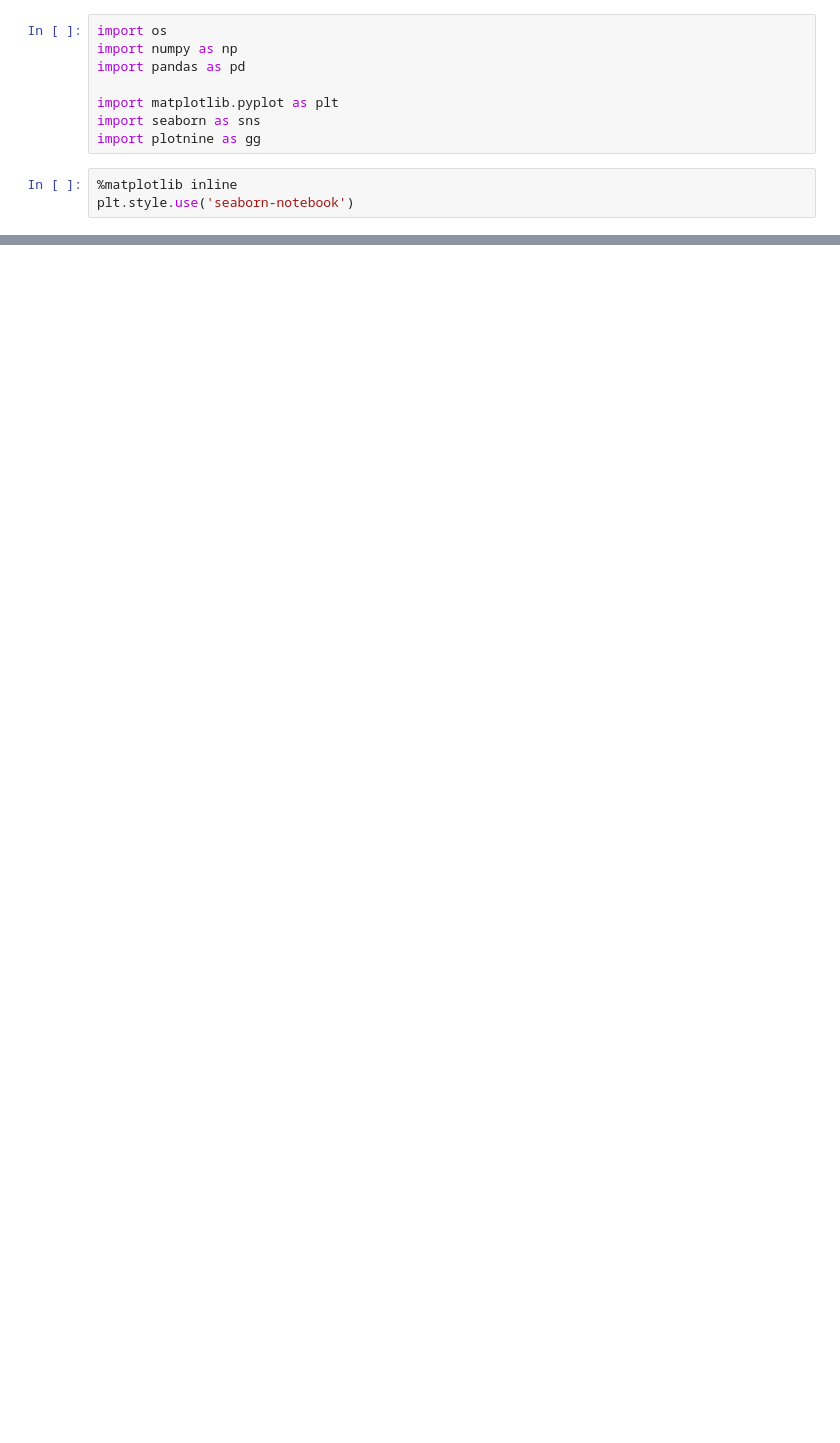
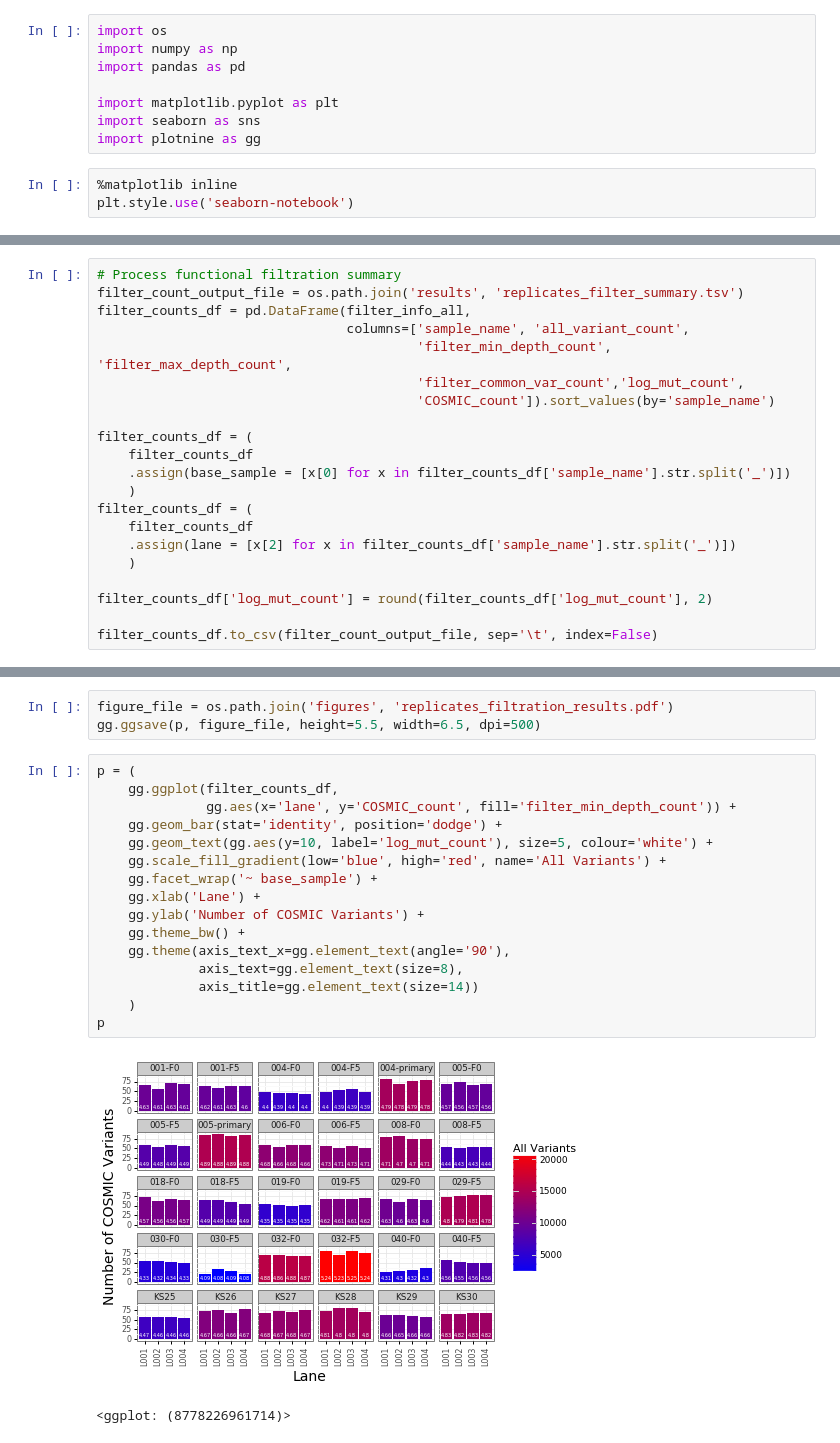
Before and after one commit to greenelab/pdx_exomeseq, a Jupyter notebook: filter_variants.ipynb, the cells around one changed output, grey strips where cells are left out. Saved outputs shown, nothing was run; the diff lists cells and outputs as text; blank space fills up the shorter version.

```diff
--- a/filter_variants.ipynb
+++ b/filter_variants.ipynb
@@ -232,0 +170,21 @@ gg.ggsave(p, figure_file, height=5.5, width=6.5, dpi=500)
+# %%
+# Process functional filtration summary
+filter_count_output_file = os.path.join('results', 'replicates_filter_summary.tsv')
+filter_counts_df = pd.DataFrame(filter_info_all,
+                                columns=['sample_name', 'all_variant_count',
+                                         'filter_min_depth_count', 'filter_max_depth_count',
+                                         'filter_common_var_count','log_mut_count',
+                                         'COSMIC_count']).sort_values(by='sample_name')
+
+filter_counts_df = (
+    filter_counts_df
+    .assign(base_sample = [x[0] for x in filter_counts_df['sample_name'].str.split('_')])
+    )
+filter_counts_df = (
+    filter_counts_df
+    .assign(lane = [x[2] for x in filter_counts_df['sample_name'].str.split('_')])
+    )
+
+filter_counts_df['log_mut_count'] = round(filter_counts_df['log_mut_count'], 2)
+
+filter_counts_df.to_csv(filter_count_output_file, sep='\t', index=False)
@@ -232,0 +231,22 @@ gg.ggsave(p, figure_file, height=5.5, width=6.5, dpi=500)
+# %%
+figure_file = os.path.join('figures', 'replicates_filtration_results.pdf')
+gg.ggsave(p, figure_file, height=5.5, width=6.5, dpi=500)
+# %%
+p = (
+    gg.ggplot(filter_counts_df,
+              gg.aes(x='lane', y='COSMIC_count', fill='filter_min_depth_count')) +
+    gg.geom_bar(stat='identity', position='dodge') +
+    gg.geom_text(gg.aes(y=10, label='log_mut_count'), size=5, colour='white') +
+    gg.scale_fill_gradient(low='blue', high='red', name='All Variants') +
+    gg.facet_wrap('~ base_sample') +
+    gg.xlab('Lane') +
+    gg.ylab('Number of COSMIC Variants') +
+    gg.theme_bw() +
+    gg.theme(axis_text_x=gg.element_text(angle='90'),
+             axis_text=gg.element_text(size=8),
+             axis_title=gg.element_text(size=14))
+    )
+p
+# %% [output]
+[figure, added]
+<ggplot: (8778226961714)>
```
Also changed, not shown: parts of 38 cells of this notebook.
